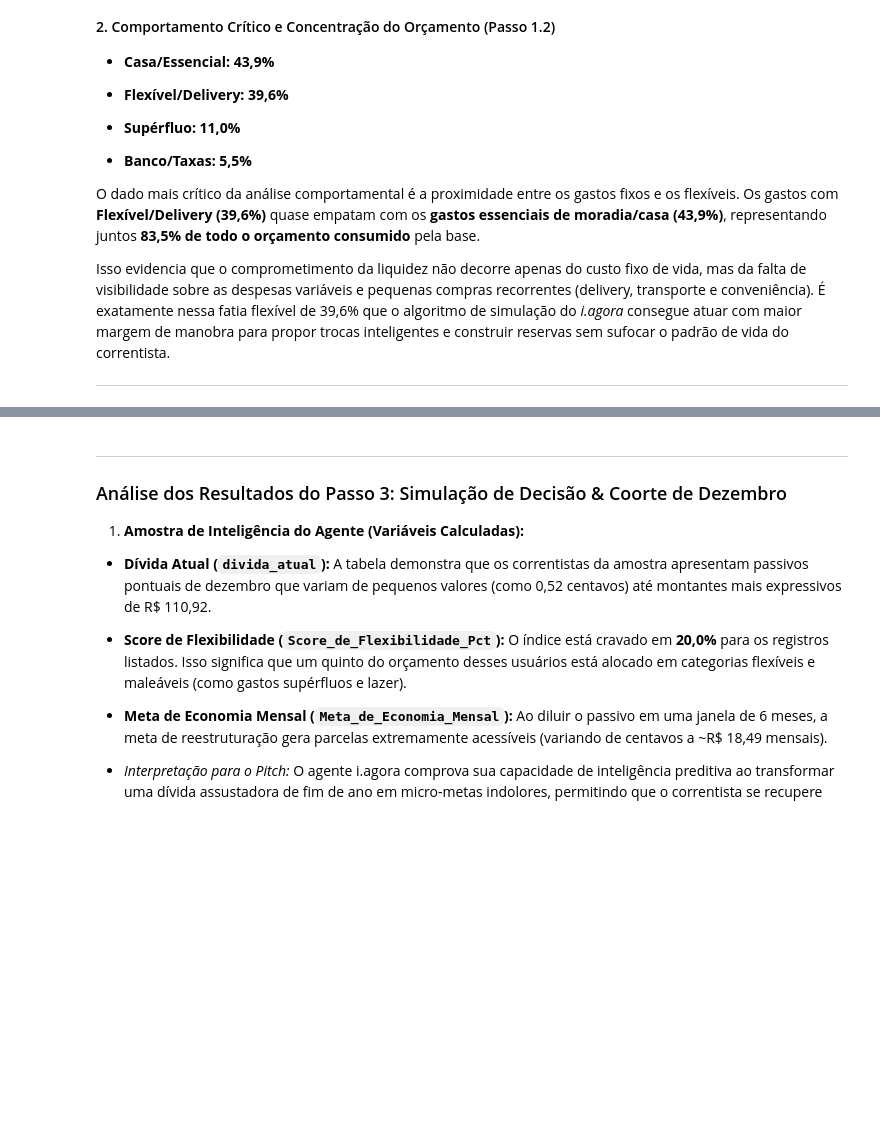
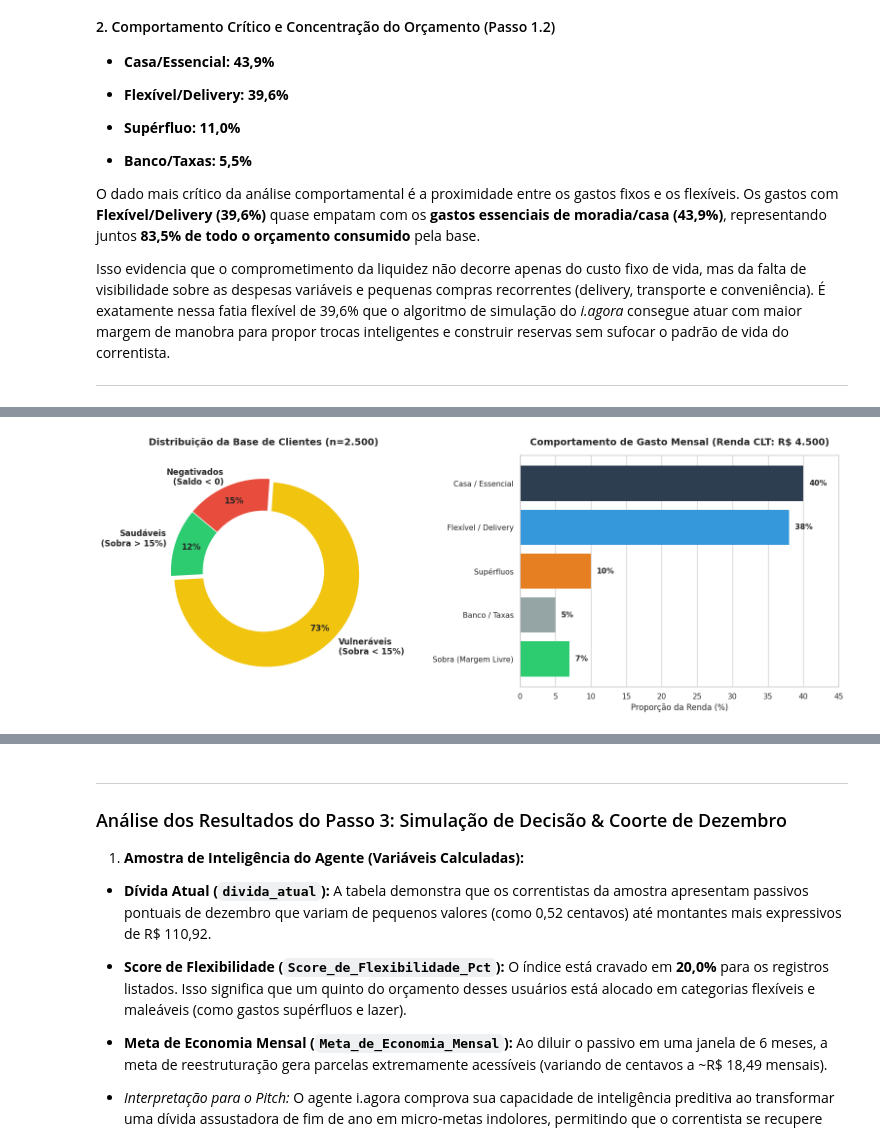
Before and after one commit to krinedrtjst/-i.agora_agent_mobile, a Jupyter notebook: i.agora-checkpoint.ipynb, the cells around one changed output, grey strips where cells are left out. Saved outputs shown, nothing was run; the diff lists cells and outputs as text; code cells hidden in the pictures; blank space fills up the shorter version.

```diff
--- a/i.agora-checkpoint.ipynb
+++ b/i.agora-checkpoint.ipynb
@@ -2949,0 +2878,51 @@ Isso evidencia que o comprometimento da liquidez não decorre apenas do custo fi
+# %%
+import matplotlib.pyplot as plt
+import seaborn as sns
+
+# Configuração de estilo geral do painel
+sns.set_theme(style="whitegrid")
+fig, axes = plt.subplots(1, 2, figsize=(16, 6))
+
+# ---------------------------------------------------------
+# Gráfico 1: Distribuição da Base Simulada (Donut Chart)
+# ---------------------------------------------------------
+labels_pop = ['Saudáveis\n(Sobra > 15%)', 'Vulneráveis\n(Sobra < 15%)', 'Negativados\n(Saldo < 0)']
+sizes_pop = [12, 73, 15] # p=[0.15, 0.73, 0.12]
+colors_pop = ['#2ecc71', '#f1c40f', '#e74c3c']
+explode = (0, 0.05, 0) # Destaca a fatia principal (Vulneráveis)
+
+axes[0].pie(sizes_pop, explode=explode, labels=labels_pop, colors=colors_pop,
+            autopct='%1.0f%%', startangle=140, pctdistance=0.82,
+            textprops={'fontsize': 12, 'weight': 'bold'})
+
+# Criação do círculo central para estética de 'Donut'
+centre_circle = plt.Circle((0,0), 0.65, fc='white')
+axes[0].add_artist(centre_circle)
+axes[0].set_title('Distribuição da Base de Clientes (n=2.500)', fontsize=14, weight='bold', pad=15)
+
+# ---------------------------------------------------------
+# Gráfico 2: Decomposição do Orçamento - Perfil Vulnerável
+# ---------------------------------------------------------
+# Simulando a alocação de 100% da renda baseada no fator de consumo (0.93)
+categorias = ['Sobra (Margem Livre)', 'Banco / Taxas', 'Supérfluos', 'Flexível / Delivery', 'Casa / Essencial']
+percentuais = [7, 5, 10, 38, 40] # Totaliza 100% da renda mensal
+colors_bar = ['#2ecc71', '#95a5a6', '#e67e22', '#3498db', '#2c3e50']
+
+bars = axes[1].barh(categorias, percentuais, color=colors_bar, edgecolor
+                    ='none')
+axes[1].set_title('Comportamento de Gasto Mensal (Renda CLT: R$ 4.500)', fontsize=14, weight='bold', pad=15)
+axes[1].set_xlabel('Proporção da Renda (%)', fontsize=12)
+axes[1].set_xlim(0, 45) # Margem extra para os rótulos de dados
+axes[1].grid(axis='y')  # Remove as linhas de grade horizontais para visual mais limpo
+
+# Adicionando os rótulos percentuais ao final de cada barra
+for bar in bars:
+    width = bar.get_width()
+    axes[1].text(width + 0.8, bar.get_y() + bar.get_height()/2, f'{width}%',
+                 va='center', ha='left', fontsize=11, weight='bold')
+
+# Ajuste de layout e renderização
+plt.tight_layout()
+plt.show()
+# %% [output]
+[figure, added]
```
Also changed, not shown: parts of 20 cells of this notebook.
